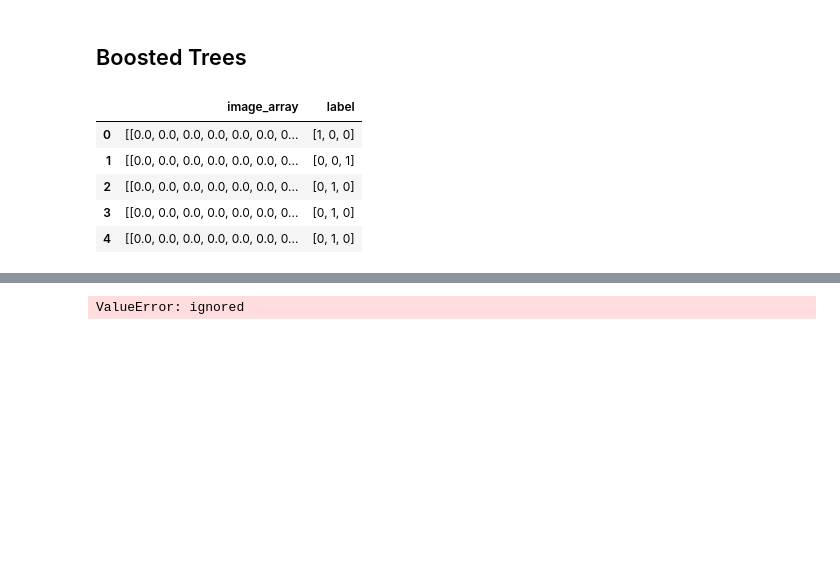
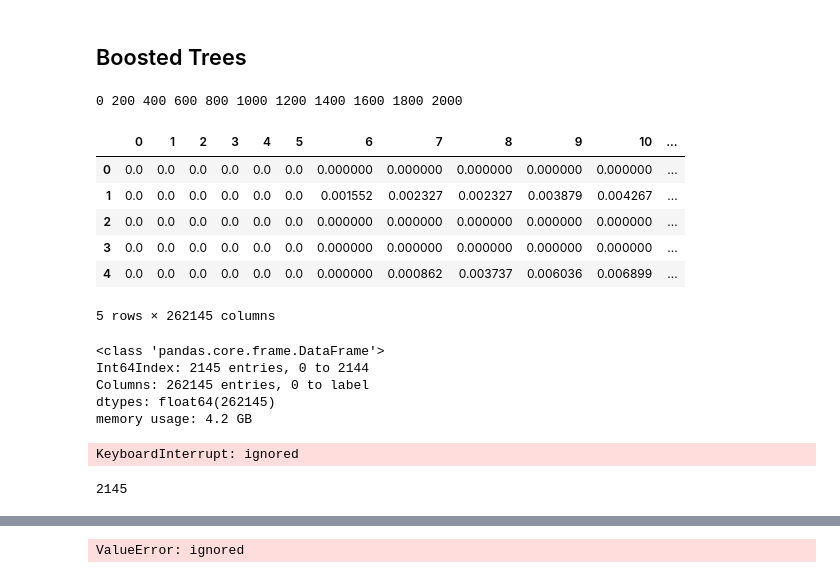
Before and after one commit to PadmarajBhat/Machine-Learning, a Jupyter notebook: BrainTumorClassification.ipynb, the cells around one changed output, grey strips where cells are left out. Saved outputs shown, nothing was run; the diff lists cells and outputs as text; code cells hidden in the pictures; blank space fills up the shorter version.

```diff
--- a/BrainTumorClassification.ipynb
+++ b/BrainTumorClassification.ipynb
@@ -1612,29 +1612,52 @@ print(result)
 # %%
 def bstData():
   loc = "training_data/"
   image_list = []
   label_list = []
   label_transform = [[],np.array([0,0,1]),np.array([0,1,0]),np.array([1,0,0])]
+  ddd = pd.DataFrame(columns=[str(x) for x in range(512*512)]+["label"])
+  i =0
   for file_name in [f  for f in os.listdir(loc) if ".mat" in f]:
+    if i % 200 == 0:
+      print(i, end=" ")
+      #break
     with h5py.File(loc+file_name,'r') as f:
           image_array = np.array(f['cjdata']['image'],dtype=np.float64)
           image_array = image_array/image_array.max()
           label = np.array(f['cjdata']['label'], dtype=np.int)[0][0]
           if image_array.shape[0] != 512:
             image_array = np.pad(image_array,(512 - image_array.shape[0])//2,'constant',constant_values=0)
 
           #image_list.append((image_array,  label_transform[label]))
-          image_list.append(image_array)
-          label_list.append(label_transform[label])
+          #image_list.append(image_array.reshape(-1))
+          #label_list.append(label_transform[label])
+          ddd.loc[i] = np.concatenate((image_array.reshape(-1), [label]))
+          i=i+1
 
-  df = pd.DataFrame({"image_array":image_list,"label":label_list})
-  return df
+  #df = pd.DataFrame({"image_array":image_list,"label":label_list})
+  return ddd
 
-bstData().head()
+df_bst = bstData()
+df_bst.head()
 # %% [output]
+0 200 400 600 800 1000 1200 1400 1600 1800 2000
-|  | image_array | label |
-| 0 | [[0.0, 0.0, 0.0, 0.0, 0.0, 0.0, 0... | [1, 0, 0] |
-| 1 | [[0.0, 0.0, 0.0, 0.0, 0.0, 0.0, 0... | [0, 0, 1] |
-| 2 | [[0.0, 0.0, 0.0, 0.0, 0.0, 0.0, 0... | [0, 1, 0] |
-| 3 | [[0.0, 0.0, 0.0, 0.0, 0.0, 0.0, 0... | [0, 1, 0] |
-| 4 | [[0.0, 0.0, 0.0, 0.0, 0.0, 0.0, 0... | [0, 1, 0] |
+|  | 0 | 1 | 2 | 3 | 4 | 5 | 6 | 7 | 8 | 9 | 10 | ... |
+| 0 | 0.0 | 0.0 | 0.0 | 0.0 | 0.0 | 0.0 | 0.000000 | 0.000000 | 0.000000 | 0.000000 | 0.000000 | ... |
+| 1 | 0.0 | 0.0 | 0.0 | 0.0 | 0.0 | 0.0 | 0.001552 | 0.002327 | 0.002327 | 0.003879 | 0.004267 | ... |
+| 2 | 0.0 | 0.0 | 0.0 | 0.0 | 0.0 | 0.0 | 0.000000 | 0.000000 | 0.000000 | 0.000000 | 0.000000 | ... |
+| 3 | 0.0 | 0.0 | 0.0 | 0.0 | 0.0 | 0.0 | 0.000000 | 0.000000 | 0.000000 | 0.000000 | 0.000000 | ... |
+| 4 | 0.0 | 0.0 | 0.0 | 0.0 | 0.0 | 0.0 | 0.000000 | 0.000862 | 0.003737 | 0.006036 | 0.006899 | ... |
+5 rows × 262145 columns
+# %%
+df_bst.info()
+# %% [output]
+<class 'pandas.core.frame.DataFrame'>
+Int64Index: 2145 entries, 0 to 2144
+Columns: 262145 entries, 0 to label
+dtypes: float64(262145)
+memory usage: 4.2 GB
+# %%
+if not os.path.isfile("df_bst.csv"):
+  df_bst.to_csv("df_bst.csv")
+# %% [output]
+KeyboardInterrupt: ignored
@@ -1641,2 +1686,25 @@ bstData().head()
+# %%
+# Use entire batch since this is such a small dataset.
+
+NUM_EXAMPLES = len(y_train)
+print(NUM_EXAMPLES)
+
+def make_input_fn(X, y, n_epochs=None, shuffle=True):
+  def input_fn():
+    dataset = tf.data.Dataset.from_tensor_slices((dict(X), y))
+    if shuffle:
+      dataset = dataset.shuffle(NUM_EXAMPLES)
+    # For training, cycle thru dataset as many times as need (n_epochs=None).
+    dataset = dataset.repeat(n_epochs)
+    # In memory training doesn't use batching.
+    dataset = dataset.batch(NUM_EXAMPLES)
+    return dataset
+  return input_fn
+
+# Training and evaluation input functions.
+train_input_fn = make_input_fn(dftrain, y_train)
+#eval_input_fn = make_input_fn(dfeval, y_eval, shuffle=False, n_epochs=1)
+# %% [output]
+2145
 # %%
 n_batches = 1
```
Also changed, not shown: parts of 2 cells of this notebook.
